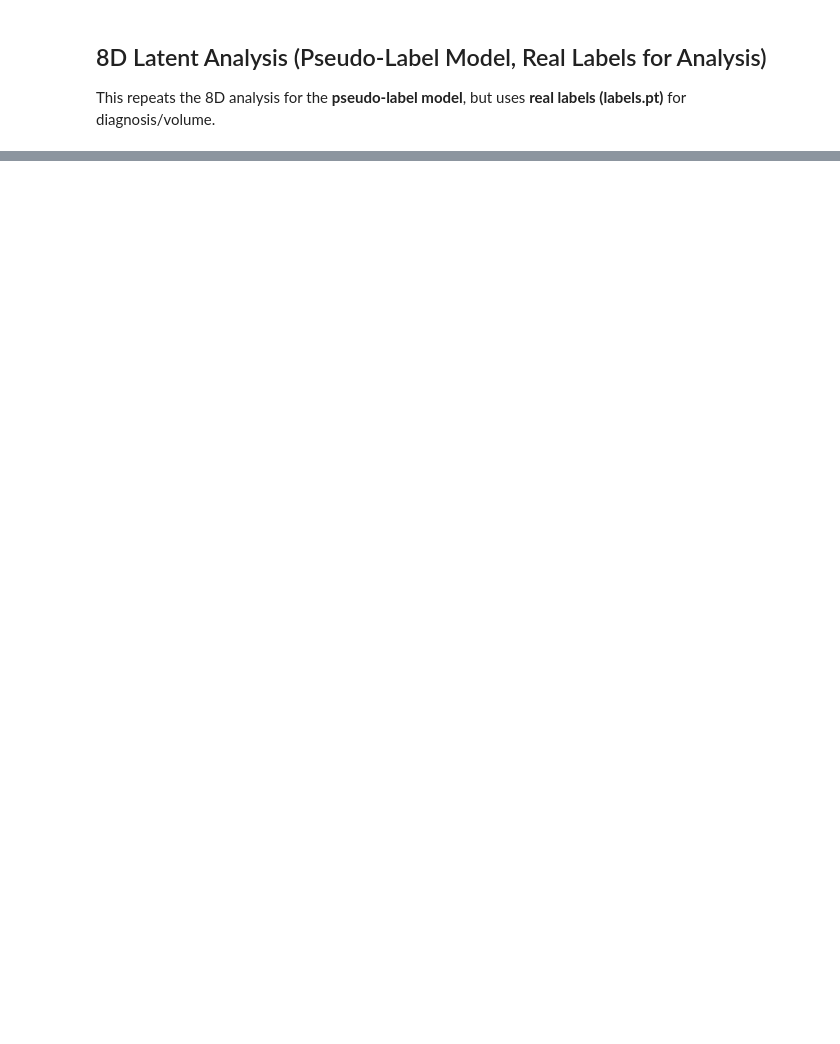
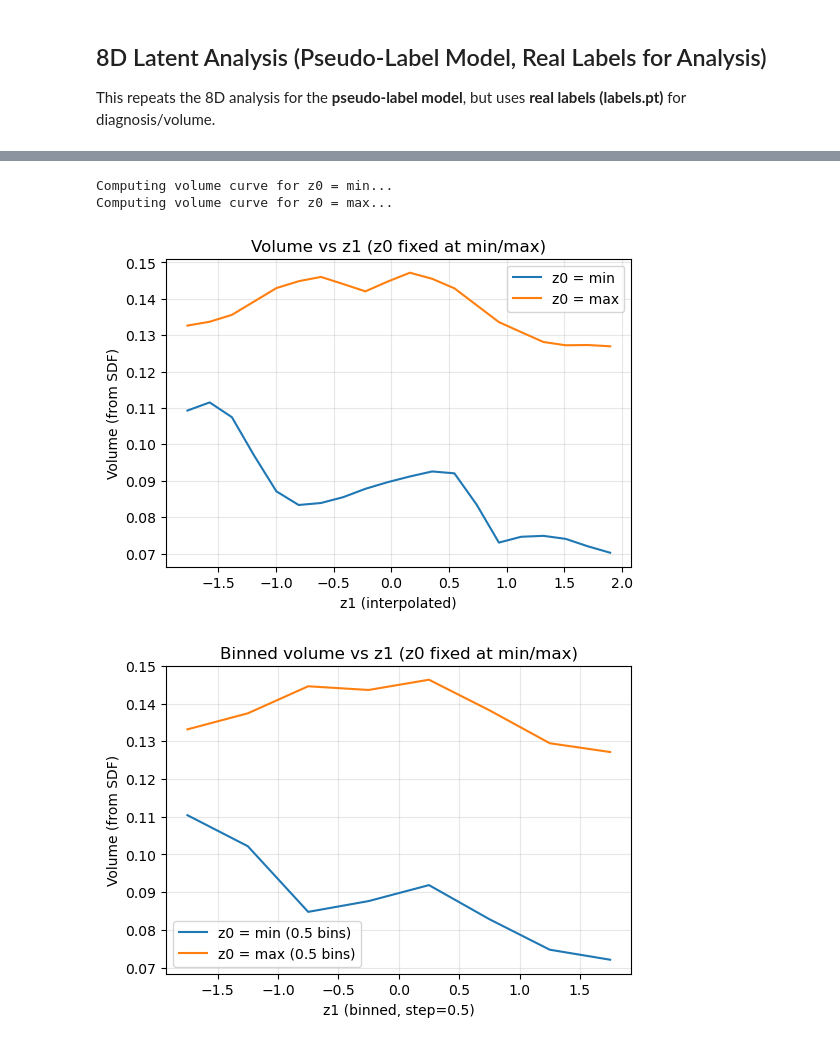
Before and after one commit to Jakaria08/Disentangle_Latent_Space_Deep_SDF, a Jupyter notebook: interactive_visualization_latent_to_shape.ipynb, the cells around one changed output, grey strips where cells are left out. Drawn from its saved outputs; the diff is of its cells as text; code cells hidden in the pictures; blank space fills up the shorter version.

```diff
--- a/interactive_visualization_latent_to_shape.ipynb
+++ b/interactive_visualization_latent_to_shape.ipynb
@@ -1009,0 +1442,79 @@ Ratio Δcode(z0)/Δcode(z1) at Δ=0.1: 0.0200
+# %%
+import numpy as np
+import matplotlib.pyplot as plt
+
+# Volume from SDF (shape) while sweeping z1; z0 fixed at min/max, others at mean
+REAL_EXP = EXPERIMENTS["real_label"]
+specs_real, vae_real, sdf_dec_real, epoch_real = load_models(REAL_EXP, device)
+latents_8d = load_latents(REAL_EXP)
+minv, maxv, meanv = latent_stats(latents_8d)
+
+z0_min = float(minv[0].item())
+z0_max = float(maxv[0].item())
+z1_min = float(minv[1].item())
+z1_max = float(maxv[1].item())
+
+z1_grid = np.linspace(z1_min, z1_max, 20)
+
+grid_n = 64  # increase to 128 for higher fidelity (slower)
+max_batch = 32768
+
+
+def volume_curve(z0_fixed):
+    vols = []
+    for z1_val in z1_grid:
+        z = meanv.clone()
+        z[0] = z0_fixed
+        z[1] = float(z1_val)
+        mesh, sdf_vals, voxel_origin, voxel_size = latent_to_mesh(
+            z.tolist(), vae_real, sdf_dec_real, device, grid_n=grid_n, max_batch=max_batch, return_sdf=True
+        )
+        vol = volume_from_sdf(sdf_vals, voxel_size)
+        vols.append(vol)
+    return np.array(vols, dtype=float)
+
+print('Computing volume curve for z0 = min...')
+vol_min = volume_curve(z0_min)
+print('Computing volume curve for z0 = max...')
+vol_max = volume_curve(z0_max)
+
+plt.figure(figsize=(6,4))
+plt.plot(z1_grid, vol_min, label='z0 = min')
+plt.plot(z1_grid, vol_max, label='z0 = max')
+plt.xlabel('z1 (interpolated)')
+plt.ylabel('Volume (from SDF)')
+plt.title('Volume vs z1 (z0 fixed at min/max)')
+plt.grid(True, alpha=0.3)
+plt.legend()
+plt.show()
+
+
+# Bin z1 in 0.5 steps and plot binned means
+bin_step = 0.5
+z1_bins = np.arange(np.floor(z1_min), np.ceil(z1_max) + bin_step, bin_step)
+bin_centers = (z1_bins[:-1] + z1_bins[1:]) / 2.0
+
+def bin_means(x, y, bins):
+    out = []
+    for lo, hi in zip(bins[:-1], bins[1:]):
+        sel = (x >= lo) & (x < hi)
+        out.append(np.mean(y[sel]) if np.any(sel) else np.nan)
+    return np.array(out)
+
+vol_min_b = bin_means(z1_grid, vol_min, z1_bins)
+vol_max_b = bin_means(z1_grid, vol_max, z1_bins)
+
+plt.figure(figsize=(6,4))
+plt.plot(bin_centers, vol_min_b, label='z0 = min (0.5 bins)')
+plt.plot(bin_centers, vol_max_b, label='z0 = max (0.5 bins)')
+plt.xlabel('z1 (binned, step=0.5)')
+plt.ylabel('Volume (from SDF)')
+plt.title('Binned volume vs z1 (z0 fixed at min/max)')
+plt.grid(True, alpha=0.3)
+plt.legend()
+plt.show()
+# %% [output]
+Computing volume curve for z0 = min...
+Computing volume curve for z0 = max...
+[figure, added]
+[figure, added]
```
Also changed, not shown: parts of 18 cells of this notebook, 22 other files.
